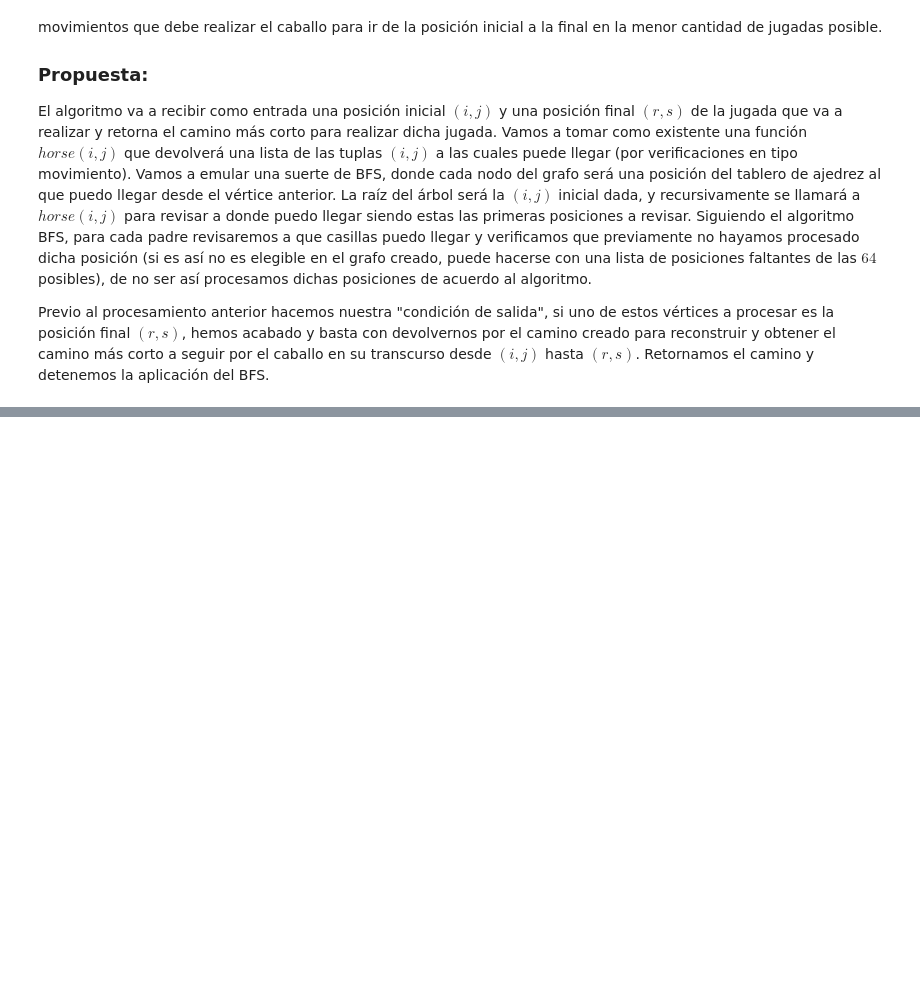
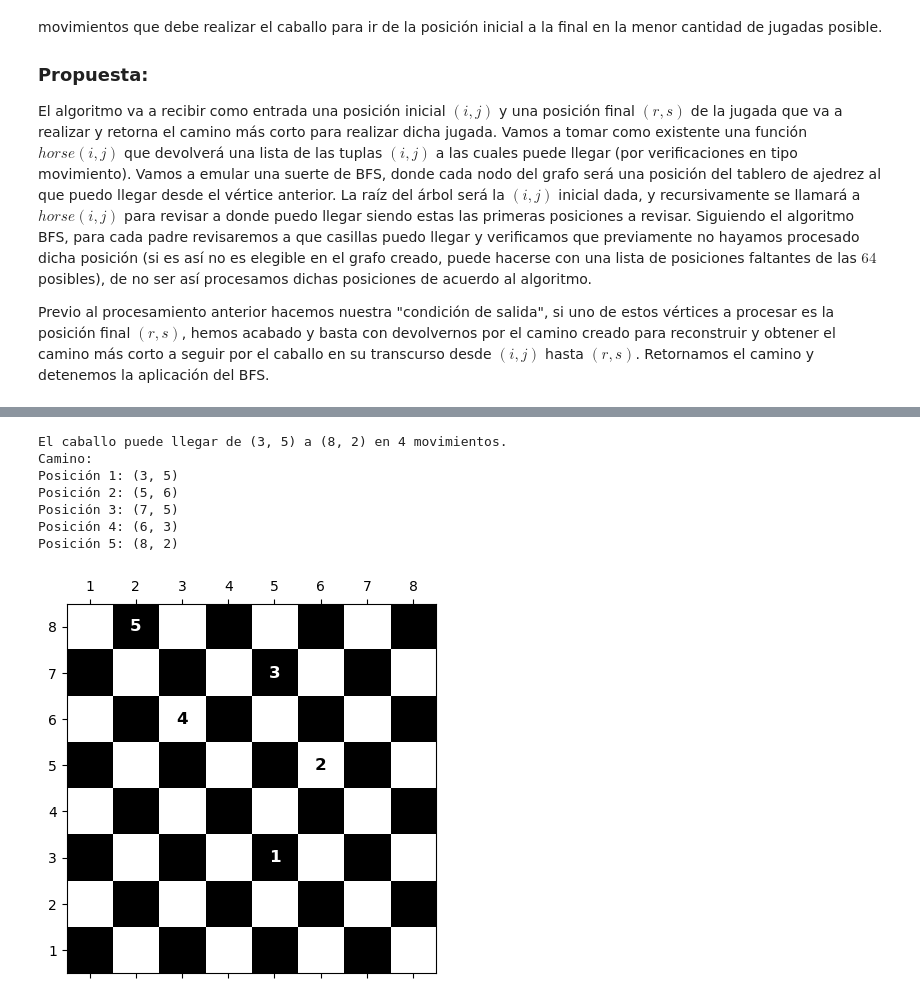
Before and after one commit to leodavid0109/Teoria_de_Grafos, a Jupyter notebook: Tarea 2/Tablero de Ajedrez.ipynb, the cells around one changed output, grey strips where cells are left out. Cells and saved outputs as stored; diff of their text form; code cells hidden in the pictures; blank space fills up the shorter version.

```diff
--- a/Tarea 2/Tablero de Ajedrez.ipynb
+++ b/Tarea 2/Tablero de Ajedrez.ipynb
@@ -19,0 +168,25 @@ Previo al procesamiento anterior hacemos nuestra "condición de salida", si uno
+# %%
+#Ejemplo de uso 3:
+posicion_inicial = (3, 5)
+posicion_final = (8, 2)
+camino = camino_caballo(posicion_inicial, posicion_final)
+
+if camino:
+    print(f"El caballo puede llegar de {posicion_inicial} a {posicion_final} en {len(camino) - 1} movimientos.")
+    print("Camino:")
+    for paso, posicion in enumerate(camino):
+        print(f"Posición {paso + 1}: {posicion}")
+
+    # Visualizar el tablero con el recorrido
+    visualizar_tablero(camino)
+else:
+    print(f"No hay un camino válido para llegar de {posicion_inicial} a {posicion_final}.")
+# %% [output]
+El caballo puede llegar de (3, 5) a (8, 2) en 4 movimientos.
+Camino:
+Posición 1: (3, 5)
+Posición 2: (5, 6)
+Posición 3: (7, 5)
+Posición 4: (6, 3)
+Posición 5: (8, 2)
+[figure, added]
```
Also changed, not shown: parts of 9 cells of this notebook.
